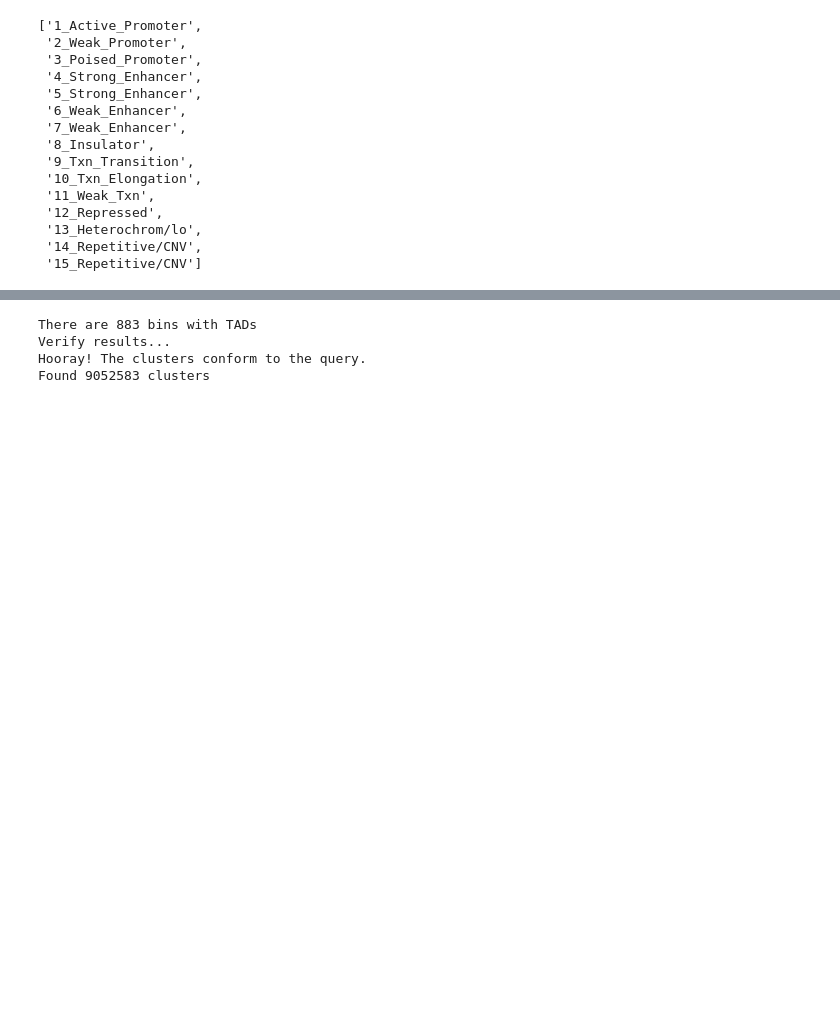
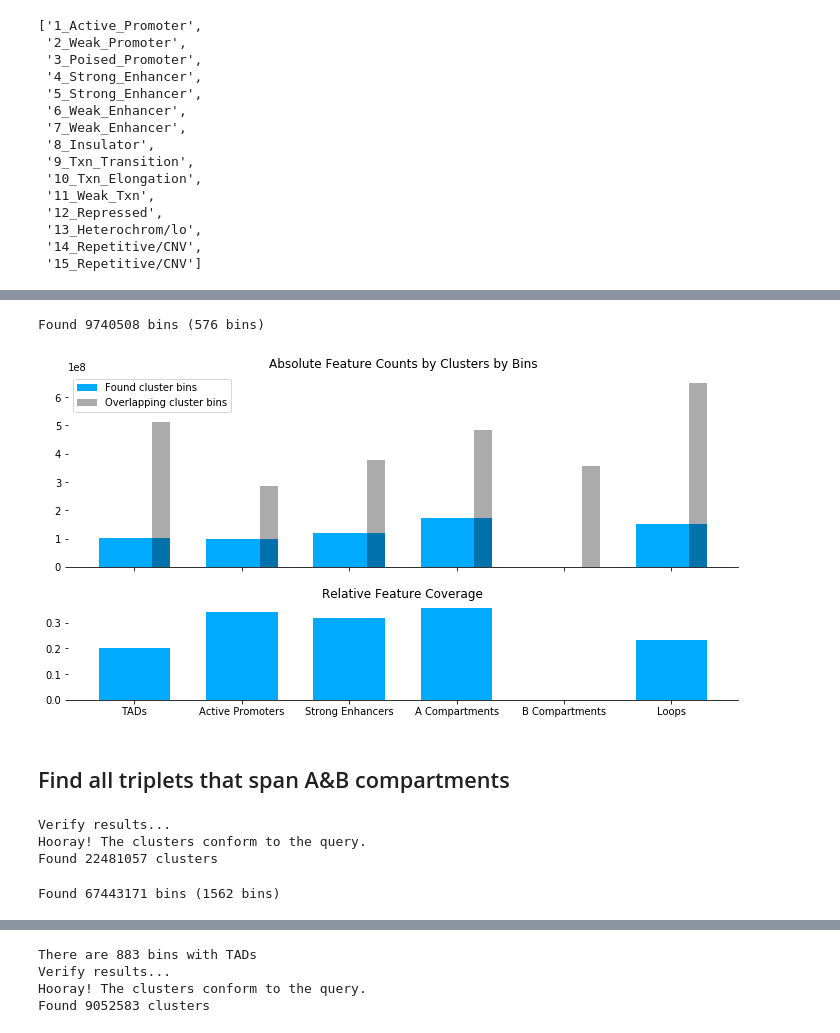
Before and after one commit to 4dn-dcic/higlass-multicontact, a Jupyter notebook: notebooks/query-examples.ipynb, the cells around one changed output, grey strips where cells are left out. Saved outputs shown, nothing was run; the diff lists cells and outputs as text; code cells hidden in the pictures; blank space fills up the shorter version.

```diff
--- a/notebooks/query-examples.ipynb
+++ b/notebooks/query-examples.ipynb
@@ -160,0 +167,11 @@ all_features = [
+# %%
+from hgmc.clusters import clusters_to_bins, query_by_features, verify_queried_clusters
+from hgmc.plots import plot_cluster_feature_distribution
+
+with h5py.File(cluster_h5_file, 'r') as h5:
+    #####
+    query = [(a_compartment_coverage_100kb.astype(bool), 3)]
+    #####
+
+    a_cluster_ids = query_by_features(h5, query, verbose=True, verify=True, timeit=True)
+    print(f'Found {ab_cluster_ids.size} clusters')
@@ -160,0 +193,33 @@ all_features = [
+# %%
+with h5py.File(cluster_h5_file, 'r') as h5:
+    a_cluster_bins = clusters_to_bins(h5, a_cluster_ids)
+    unique_a_cluster_bins = np.unique(a_cluster_bins[:, 1])
+    print(f'Found {a_cluster_bins.shape[0]} bins ({unique_a_cluster_bins.size} bins)')
+# %% [output]
+Found 9740508 bins (576 bins)
+# %%
+with h5py.File(cluster_h5_file, 'r') as h5:
+    plot_cluster_feature_distribution(h5, a_cluster_bins, all_features, figsize=(12, 6))
+# %% [output]
+[figure, added]
+# %% [markdown]
+## Find all triplets that span A&B compartments
+# %%
+with h5py.File(cluster_h5_file, 'r') as h5:
+    #####
+    query = [(a_compartment_coverage_100kb.astype(bool), 1), (b_compartment_coverage_100kb.astype(bool), 1)]
+    #####
+
+    ab_cluster_ids = query_by_features(h5, query, verbose=True, verify=True)
+    print(f'Found {ab_cluster_ids.size} clusters')
+# %% [output]
+Verify results...
+Hooray! The clusters conform to the query.
+Found 22481057 clusters
+# %%
+with h5py.File(cluster_h5_file, 'r') as h5:
+    ab_cluster_bins = clusters_to_bins(h5, ab_cluster_ids)
+    unique_ab_cluster_bins = np.unique(ab_cluster_bins[:, 1])
+    print(f'Found {ab_cluster_bins.shape[0]} bins ({unique_ab_cluster_bins.size} bins)')
+# %% [output]
+Found 67443171 bins (1562 bins)
```
Also changed, not shown: parts of 16 cells of this notebook, 3 other files.
